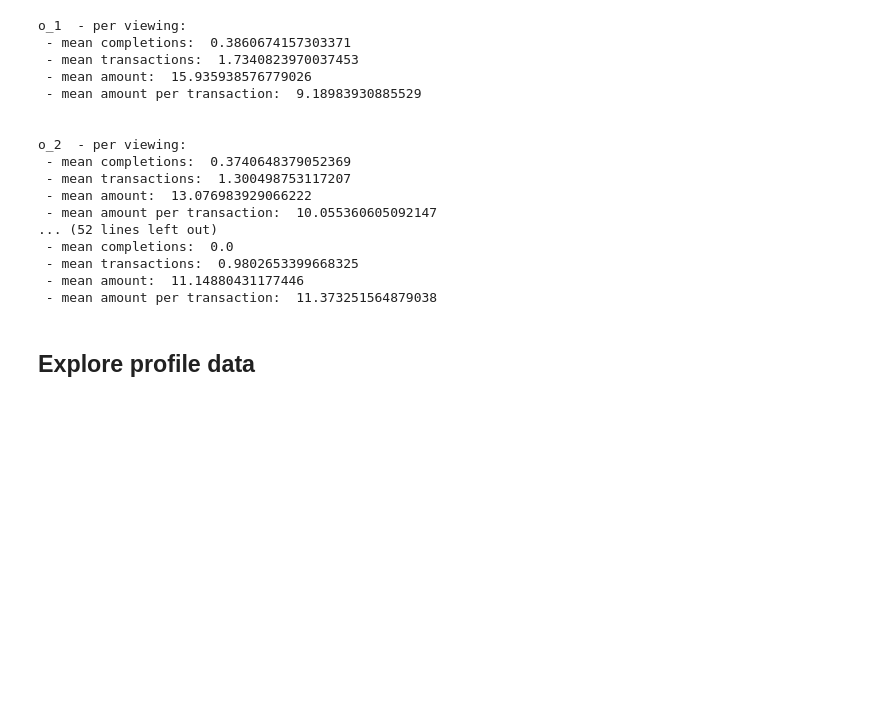
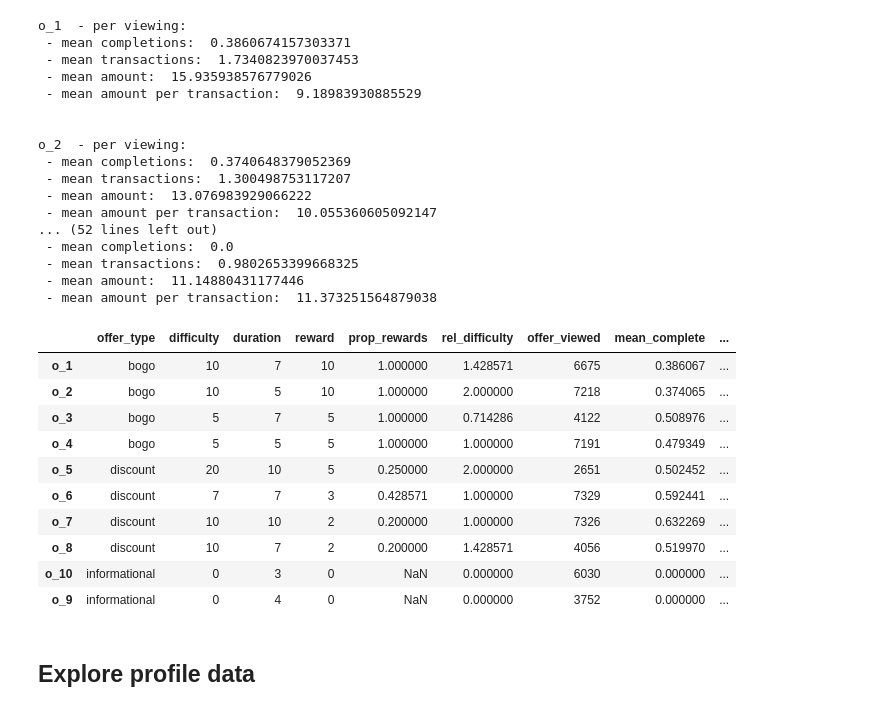
Before and after one commit to rbuerki/segmentation-challenge-starbucks, a Jupyter notebook: 2-eda.ipynb, the cells around one changed output. Cells and saved outputs as stored; diff of their text form; code cells hidden in the pictures; blank space fills up the shorter version.

Commit message:
FEAT: add function "caalculate_offer_KPIs"

```diff
--- a/2-eda.ipynb
+++ b/2-eda.ipynb
@@ -260,3 +301,17 @@ o_2  - per viewing:
+# %%
+calculate_offer_KPIs(transcript)
+# %% [output]
+|  | offer_type | difficulty | duration | reward | prop_rewards | rel_difficulty | offer_viewed | mean_complete | ... |
+| o_1 | bogo | 10 | 7 | 10 | 1.000000 | 1.428571 | 6675 | 0.386067 | ... |
+| o_2 | bogo | 10 | 5 | 10 | 1.000000 | 2.000000 | 7218 | 0.374065 | ... |
+| o_3 | bogo | 5 | 7 | 5 | 1.000000 | 0.714286 | 4122 | 0.508976 | ... |
+| o_4 | bogo | 5 | 5 | 5 | 1.000000 | 1.000000 | 7191 | 0.479349 | ... |
+| o_5 | discount | 20 | 10 | 5 | 0.250000 | 2.000000 | 2651 | 0.502452 | ... |
+| o_6 | discount | 7 | 7 | 3 | 0.428571 | 1.000000 | 7329 | 0.592441 | ... |
+| o_7 | discount | 10 | 10 | 2 | 0.200000 | 1.000000 | 7326 | 0.632269 | ... |
+| o_8 | discount | 10 | 7 | 2 | 0.200000 | 1.428571 | 4056 | 0.519970 | ... |
+| o_10 | informational | 0 | 3 | 0 | NaN | 0.000000 | 6030 | 0.000000 | ... |
+| o_9 | informational | 0 | 4 | 0 | NaN | 0.000000 | 3752 | 0.000000 | ... |
 # %% [markdown]
 ## Explore profile data
 # %%
```
Also changed, not shown: parts of 2 cells of this notebook.
